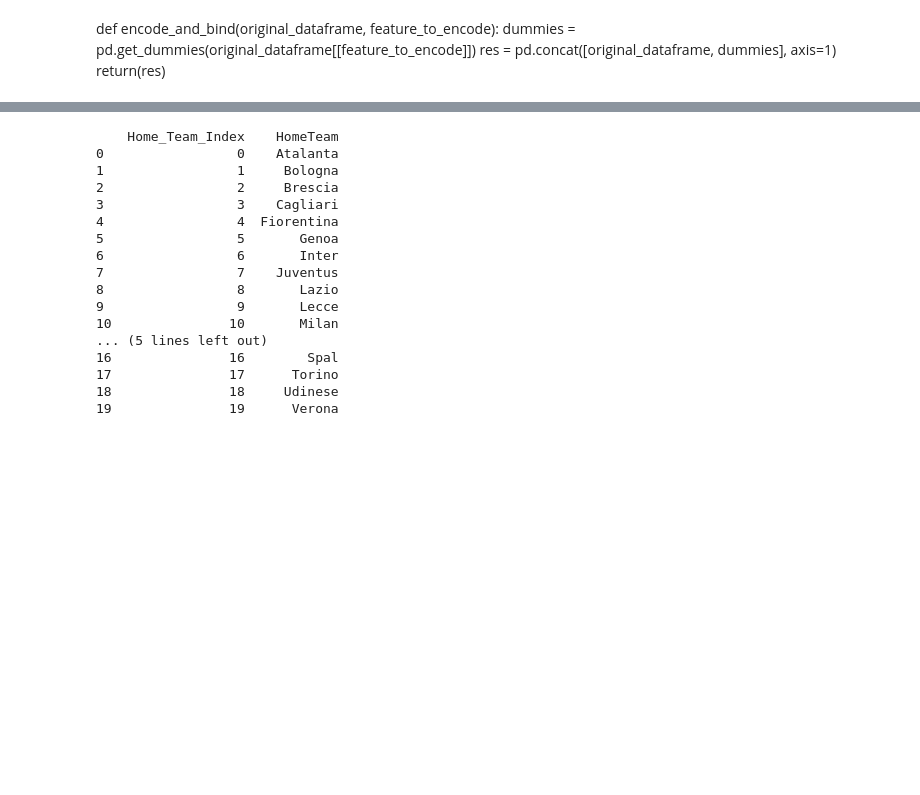
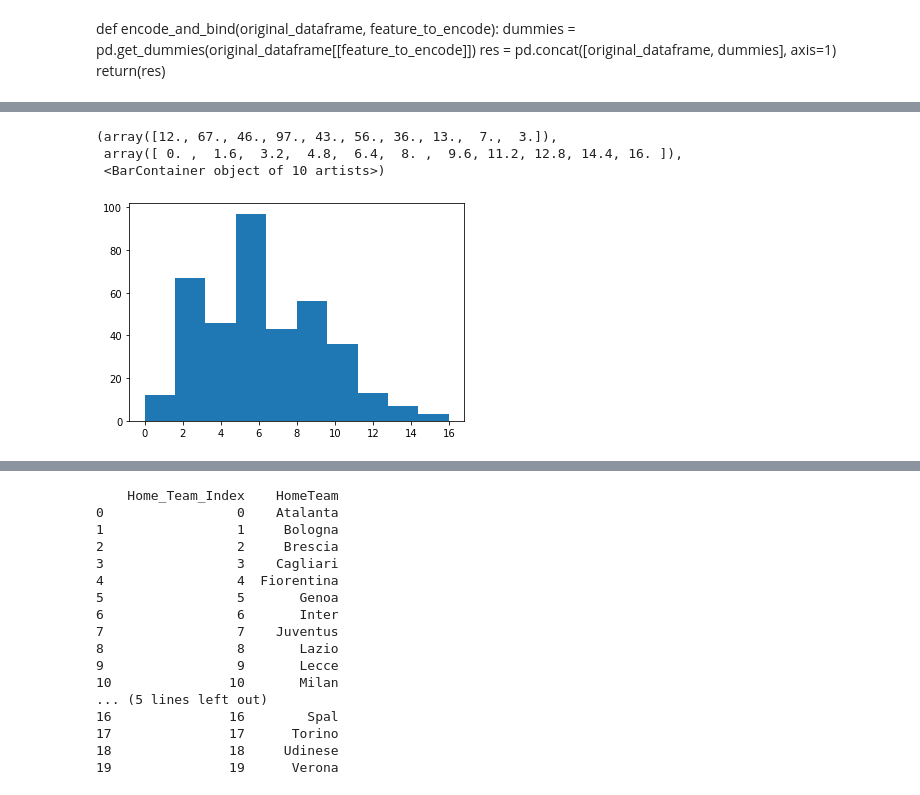
Before and after one commit to kingazaan/serie_a_analysis, a Jupyter notebook: analysis_last_season_only.ipynb, the cells around one changed output, grey strips where cells are left out. Cells and saved outputs as stored; diff of their text form; code cells hidden in the pictures; blank space fills up the shorter version.

```diff
--- a/analysis_last_season_only.ipynb
+++ b/analysis_last_season_only.ipynb
@@ -58,0 +52,7 @@ df.head()
+# %%
+plt.hist(df.HST)
+# %% [output]
+(array([12., 67., 46., 97., 43., 56., 36., 13.,  7.,  3.]),
+ array([ 0. ,  1.6,  3.2,  4.8,  6.4,  8. ,  9.6, 11.2, 12.8, 14.4, 16. ]),
+ <BarContainer object of 10 artists>)
+[figure, added]
```
Also changed, not shown: parts of 21 cells of this notebook, 3 other files.
